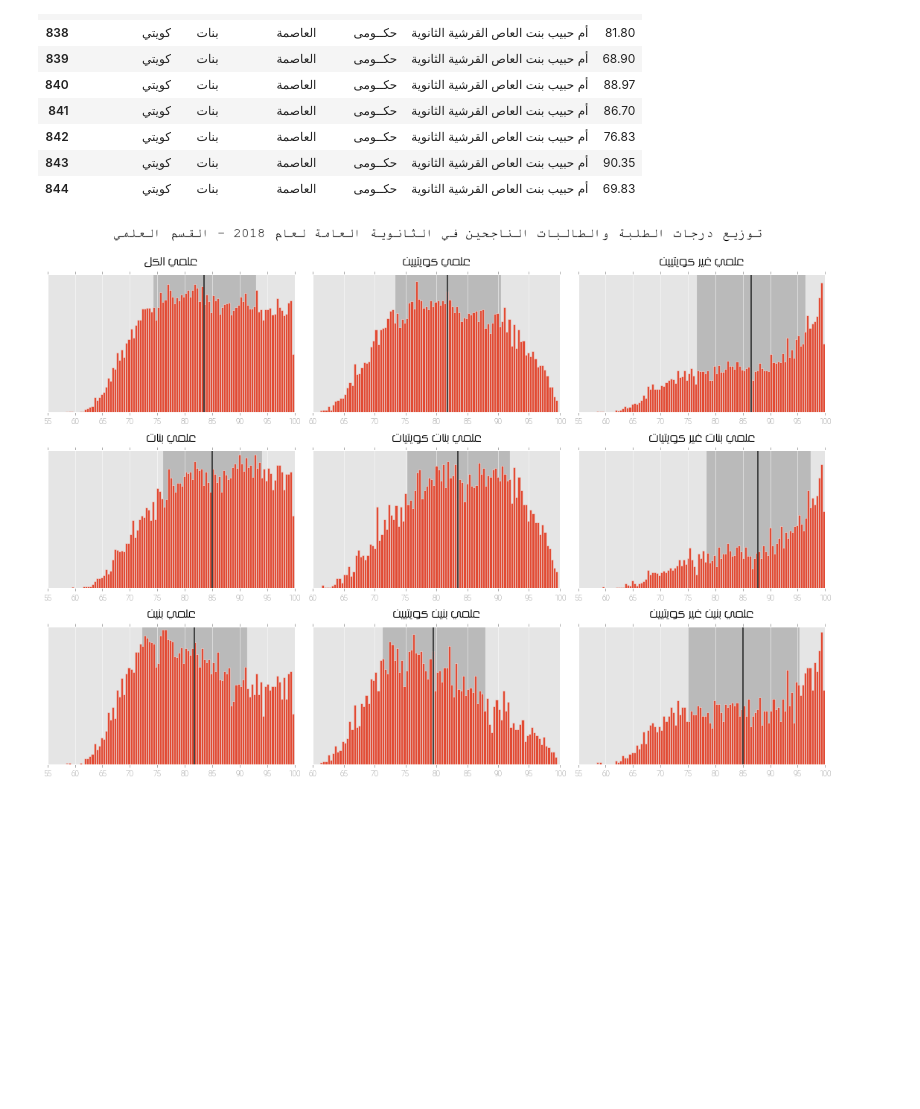
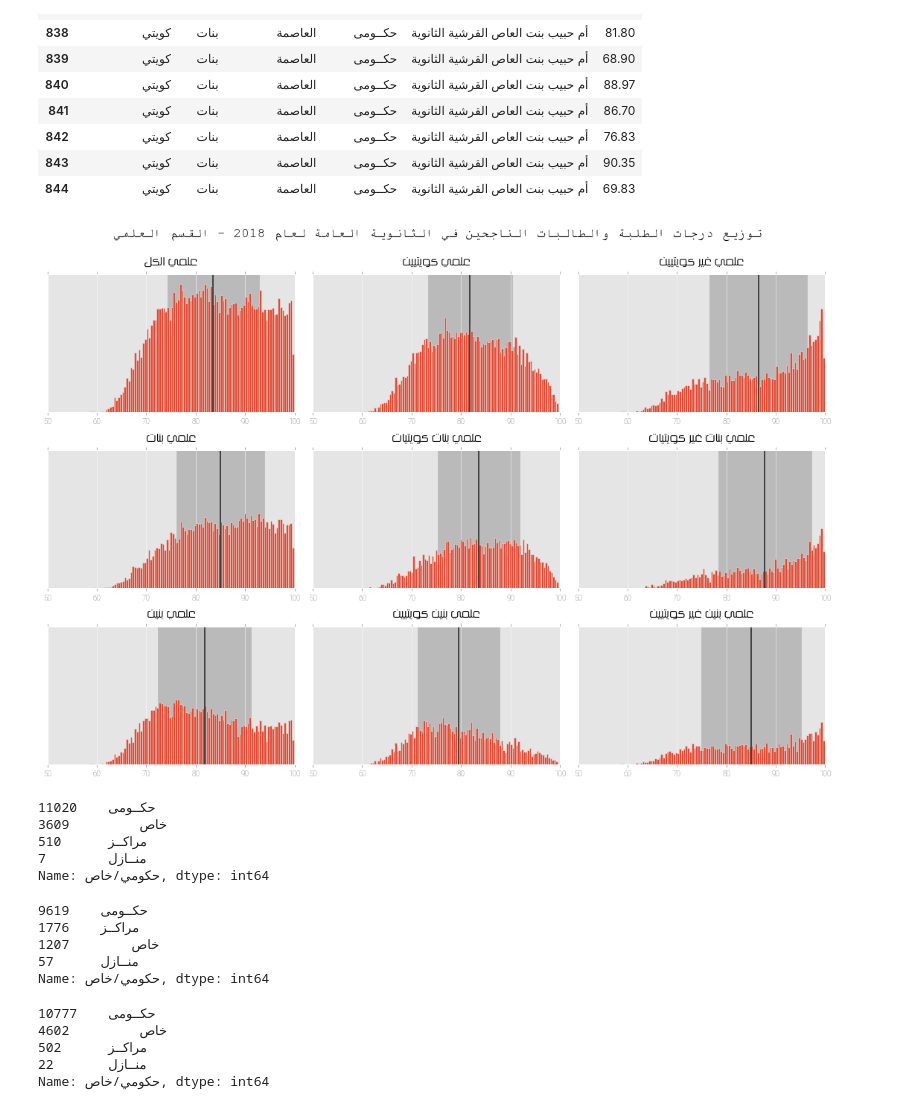
Before and after one commit to alsaibie/KuwaitEDUStats, a Jupyter notebook: DataAnalysis.ipynb, the cells around one changed output. Cells and saved outputs as stored; diff of their text form; code cells hidden in the pictures; blank space fills up the shorter version.

```diff
--- a/DataAnalysis.ipynb
+++ b/DataAnalysis.ipynb
@@ -4,7 +4,6 @@ import pandas as pd
 import matplotlib.pyplot as plt
 from bidi import algorithm as bidialg
 import arabic_reshaper
-matplotlib.rcParams['text.latex.unicode'] = True
 plt.rcParams["font.family"] = "Roboto"
 plt.style.use('ggplot')
 %matplotlib inline
@@ -90,33 +93,59 @@ display(df_2018_stem_female.head(10))
 # %%
 def arabic_text(utext):
     reshaped_text = arabic_reshaper.reshape(utext)
     return bidialg.get_display(reshaped_text)
 ncols_ = 3
 nrows_ = 3
 fig, axes = plt.subplots(figsize=(15, 10), nrows=nrows_, ncols=ncols_)
 axes = axes.flatten()
 
 dissection_plot_list_2018 = [[df_2018_stem_clean, u'علمي الكل'],
                             [df_2018_stem_local, u'علمي كويتيين'],
                             [df_2018_stem_expat, u'علمي غير كويتيين'],
                             [df_2018_stem_female, u'علمي بنات'],
                             [df_2018_stem_female_local, u'علمي بنات كويتيات'],
                             [df_2018_stem_female_expat, u'علمي بنات غير كويتيات'],
                             [df_2018_stem_male,  u'علمي بنين'],
                             [df_2018_stem_male_local, u'علمي بنين كويتيين'],
                             [df_2018_stem_male_expat, u'علمي بنين غير كويتيين']]
 
 for k, df_pair in enumerate(dissection_plot_list_2018):
     desc = df_pair[0][u'النسبة'].describe()
-    df_pair[0][u'النسبة'].plot.hist(stacked=True , bins=100, ax=axes[k]) #2016 Color: 815eff, 2017 color: ffd260
+    df_pair[0][u'النسبة'].plot.hist(stacked=True , bins=100, ax=axes[k]) #2016 Color: 815eff, 2017 color: 4286f4
     axes[k].set_title(arabic_text(df_pair[1]), fontname='KacstTitle', y=1.04)
     axes[k].axvline(x=desc['mean'], color='#414242', lw=2)
     axes[k].axvspan(desc['mean'] - desc['std'], desc['mean'] + desc['std'], alpha=0.5, color='#919191', zorder=0)
     axes[k].get_yaxis().set_visible(False)
+    axes[k].set_xlim([50,100])
+    axes[k].set_ylim([0,250])
 
 fig.suptitle(arabic_text(u'توزيع درجات الطلبة والطالبات الناجحين في الثانوية العامة لعام 2018 - القسم العلمي'), fontname='Courier New',fontsize=18, y=1.04)
 fig.tight_layout()
 # %% [output]
-[figure, old version]
+[figure, new version]
 # %%
 fig.savefig("Figures/2018histogram.svg", bbox_inches='tight')
+# %%
+df_2018_stem_clean[u'حكومي/خاص'].value_counts()
+# %% [output]
+حكــومى    11020
+خاص         3609
+مراكــز      510
+منــازل        7
+Name: حكومي/خاص, dtype: int64
+# %%
+df_2017_stem_clean[u'حكومي/خاص'].value_counts()
+# %% [output]
+حكــومى    9619
+مراكــز    1776
+خاص        1207
+منــازل      57
+Name: حكومي/خاص, dtype: int64
+# %%
+df_2016_stem_clean[u'حكومي/خاص'].value_counts()
+# %% [output]
+حكــومى    10777
+خاص         4602
+مراكــز      502
+منــازل       22
+Name: حكومي/خاص, dtype: int64
```
Also changed, not shown: parts of 1 cell of this notebook, 6 other files.
